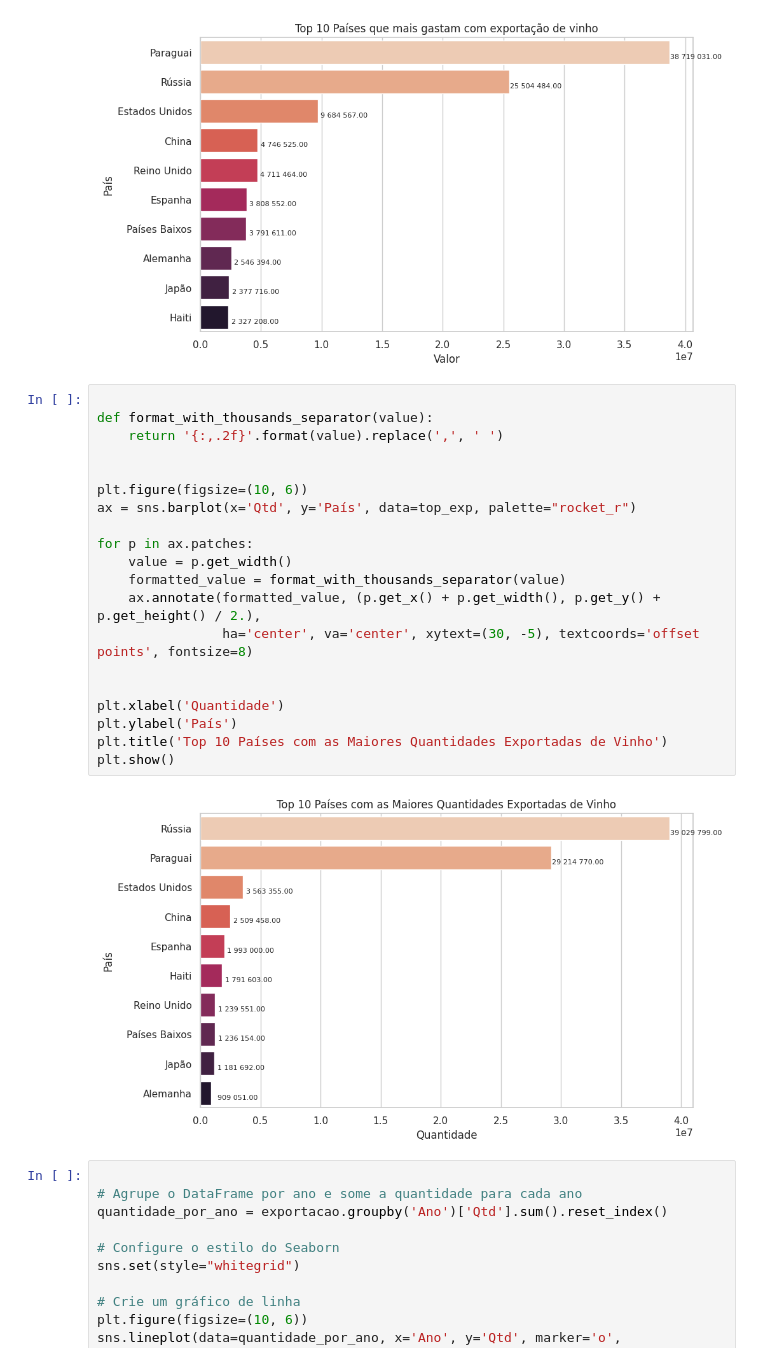
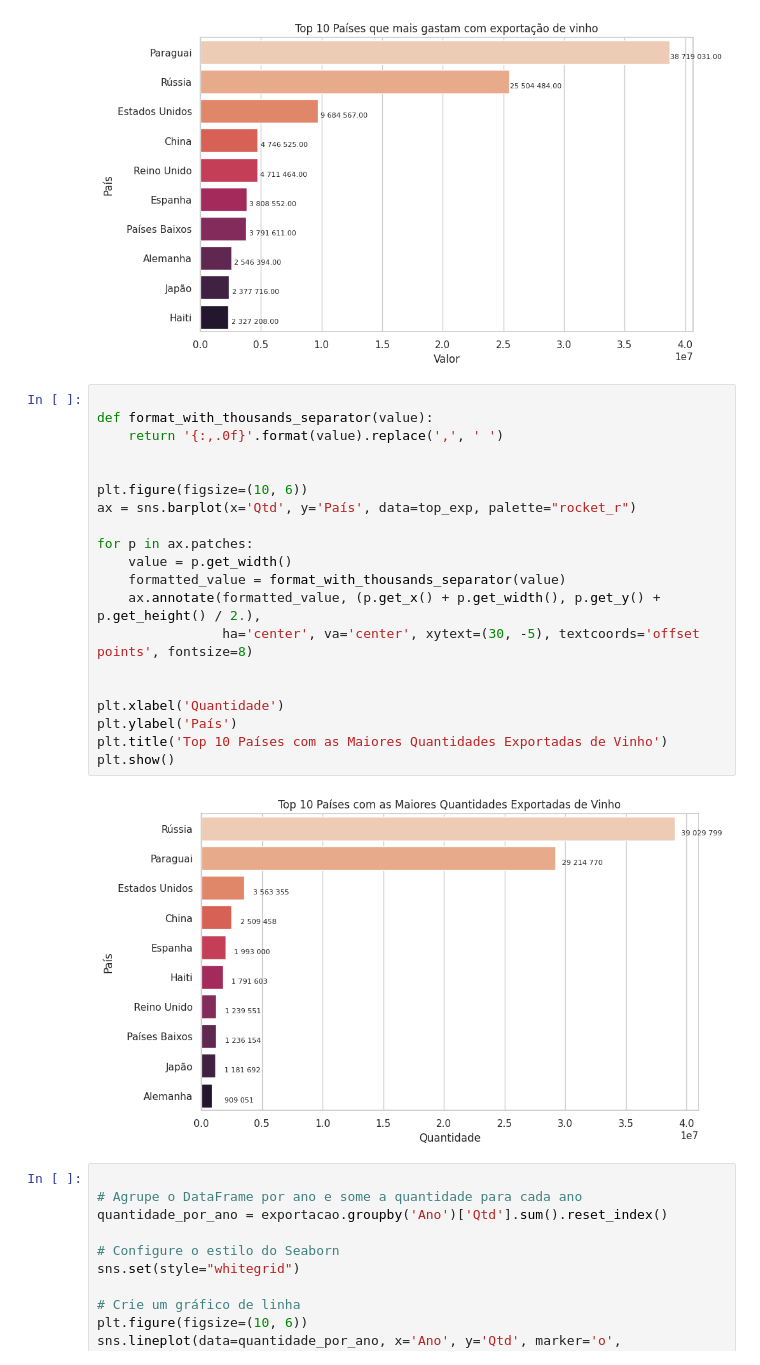
Before and after one commit to VivianeCorreia/Tech-Challenge, a Jupyter notebook: 2_challenge.ipynb, the cells around one changed output. Drawn from its saved outputs; the diff is of its cells as text.

```diff
--- a/2_challenge.ipynb
+++ b/2_challenge.ipynb
@@ -586,25 +586,25 @@ plt.show()
 # %%
 
 def format_with_thousands_separator(value):
-    return '{:,.2f}'.format(value).replace(',', ' ')
+    return '{:,.0f}'.format(value).replace(',', ' ')
 
 
 plt.figure(figsize=(10, 6))
 ax = sns.barplot(x='Qtd', y='País', data=top_exp, palette="rocket_r")
 
 for p in ax.patches:
     value = p.get_width()
     formatted_value = format_with_thousands_separator(value)
     ax.annotate(formatted_value, (p.get_x() + p.get_width(), p.get_y() + p.get_height() / 2.),
                 ha='center', va='center', xytext=(30, -5), textcoords='offset points', fontsize=8)
 
 
 plt.xlabel('Quantidade')
 plt.ylabel('País')
 plt.title('Top 10 Países com as Maiores Quantidades Exportadas de Vinho')
 plt.show()
 # %% [output]
-[figure, old version]
+[figure, new version]
 # %%
 
 # Agrupe o DataFrame por ano e some a quantidade para cada ano
```
Also changed, not shown: parts of 11 cells of this notebook.
